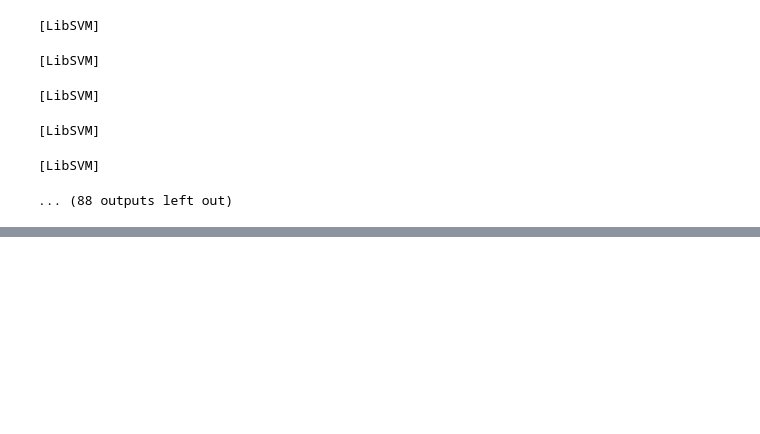
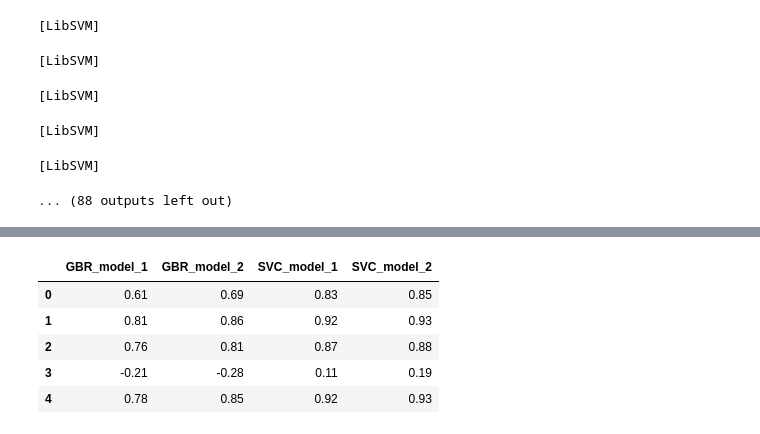
Before and after one commit to jfrank94/AFSP-Model-Comparison, a Jupyter notebook: Africa Soil Model Comparison.ipynb, the cells around one changed output, grey strips where cells are left out. Cells and saved outputs as stored; diff of their text form; code cells hidden in the pictures; blank space fills up the shorter version.

```diff
--- a/Africa Soil Model Comparison.ipynb
+++ b/Africa Soil Model Comparison.ipynb
@@ -98,0 +165,9 @@ scores
+# %%
+df_scores
+# %% [output]
+|  | GBR_model_1 | GBR_model_2 | SVC_model_1 | SVC_model_2 |
+| 0 | 0.61 | 0.69 | 0.83 | 0.85 |
+| 1 | 0.81 | 0.86 | 0.92 | 0.93 |
+| 2 | 0.76 | 0.81 | 0.87 | 0.88 |
+| 3 | -0.21 | -0.28 | 0.11 | 0.19 |
+| 4 | 0.78 | 0.85 | 0.92 | 0.93 |
```
Also changed, not shown: parts of 2 cells of this notebook.
